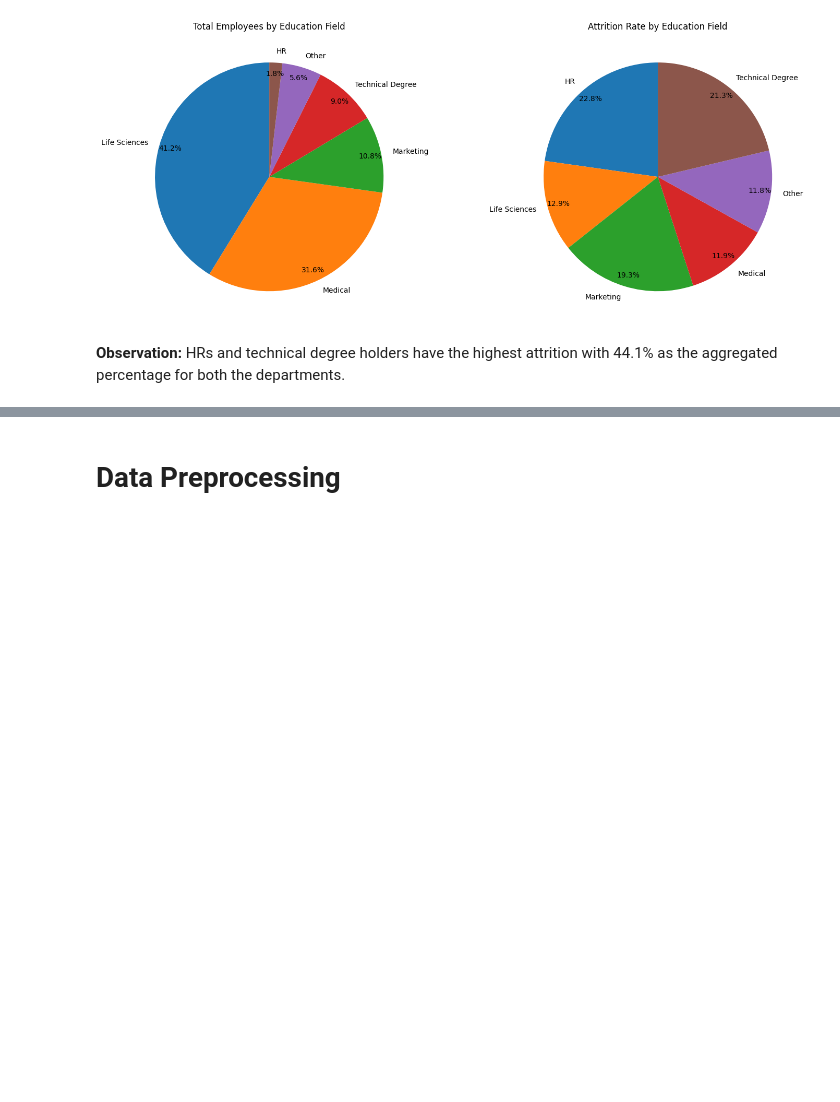
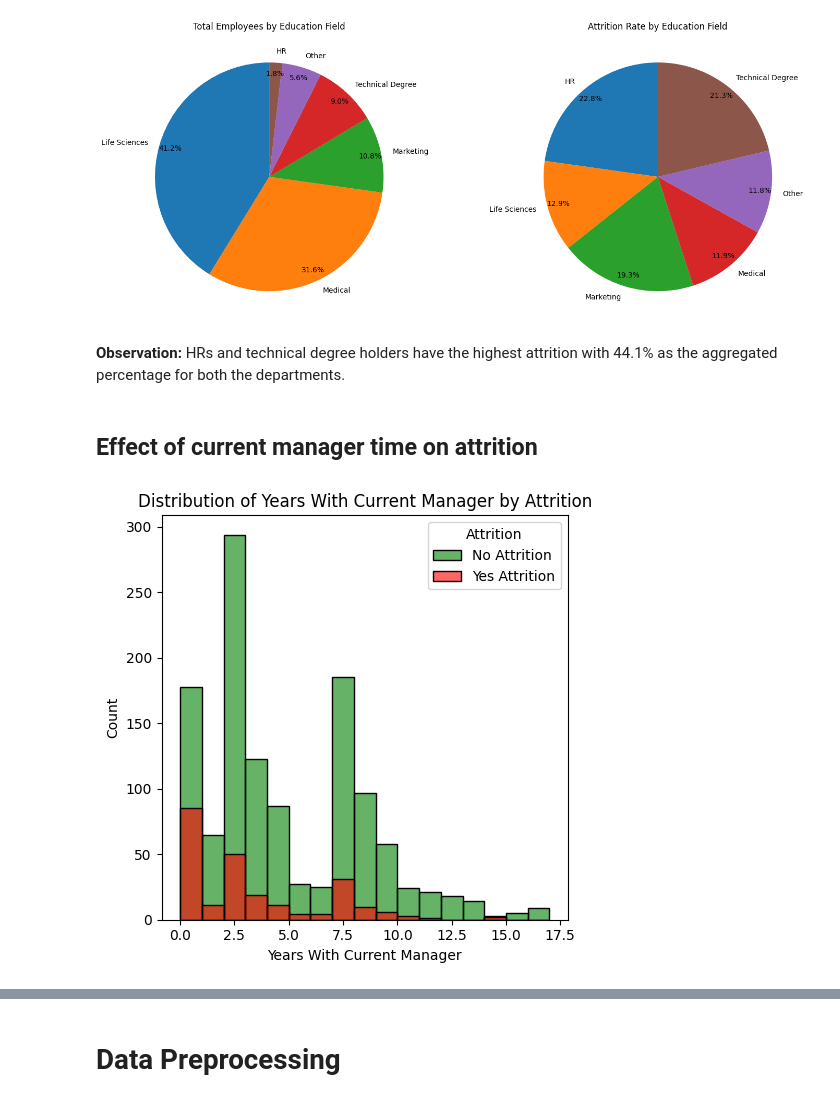
Before and after one commit to AKA-SSH/Employee-Attrition, a Jupyter notebook: hr-employee-attrition.ipynb, the cells around one changed output, grey strips where cells are left out. Saved outputs shown, nothing was run; the diff lists cells and outputs as text; code cells hidden in the pictures; blank space fills up the shorter version.

```diff
--- a/hr-employee-attrition.ipynb
+++ b/hr-employee-attrition.ipynb
@@ -216,3 +216,24 @@ plt.show()
 [figure]
 # %% [markdown]
 **Observation:** HRs and technical degree holders have the highest attrition with 44.1% as the aggregated percentage for both the departments.
+# %% [markdown]
+## Effect of current manager time on attrition
+# %%
+plt.figure(figsize=(5, 5))
+sns.histplot(
+    data=DF_cleaned,
+    x="YearsWithCurrManager",
+    hue="Attrition",
+    palette={'Yes': 'red', 'No': 'green'},
+    binwidth=1,
+    kde=False,
+    stat='count',
+    alpha=0.6
+)
+plt.title('Distribution of Years With Current Manager by Attrition')
+plt.xlabel('Years With Current Manager')
+plt.ylabel('Count')
+plt.legend(title='Attrition', labels=['No Attrition', 'Yes Attrition'])
+plt.tight_layout()
+# %% [output]
+[figure, added]
```
Also changed, not shown: parts of 19 cells of this notebook.
